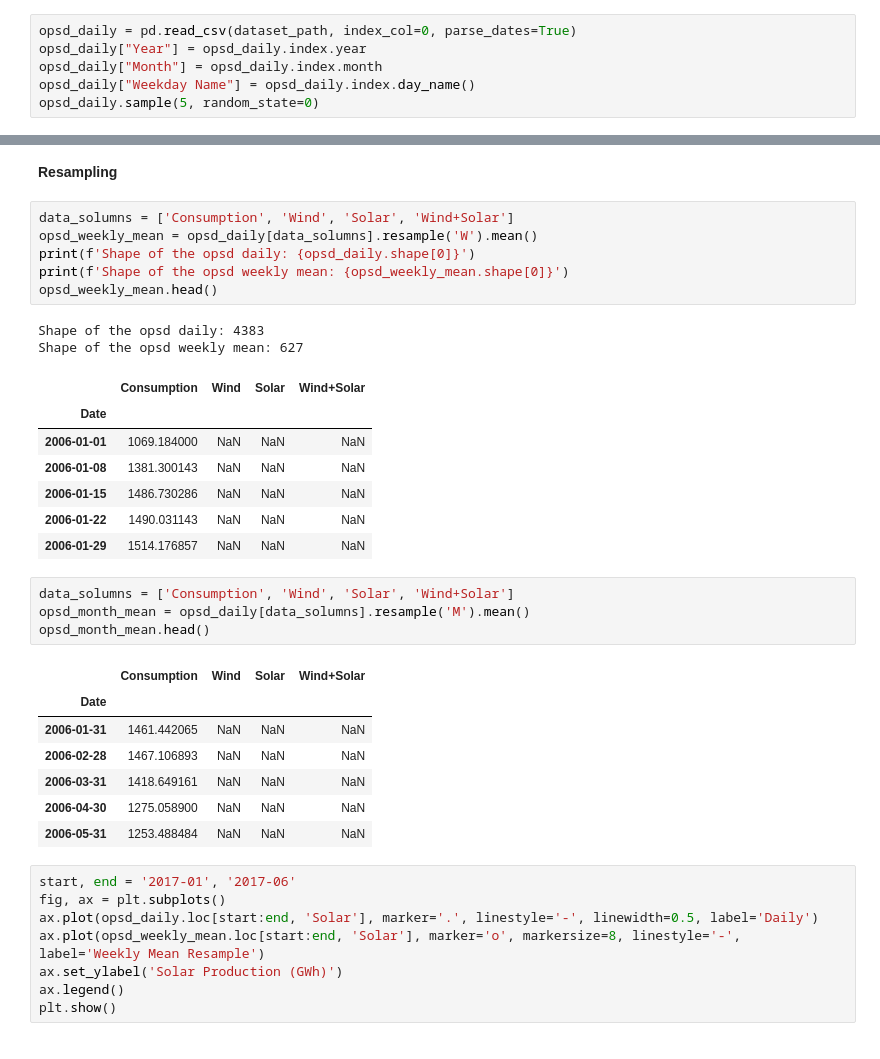
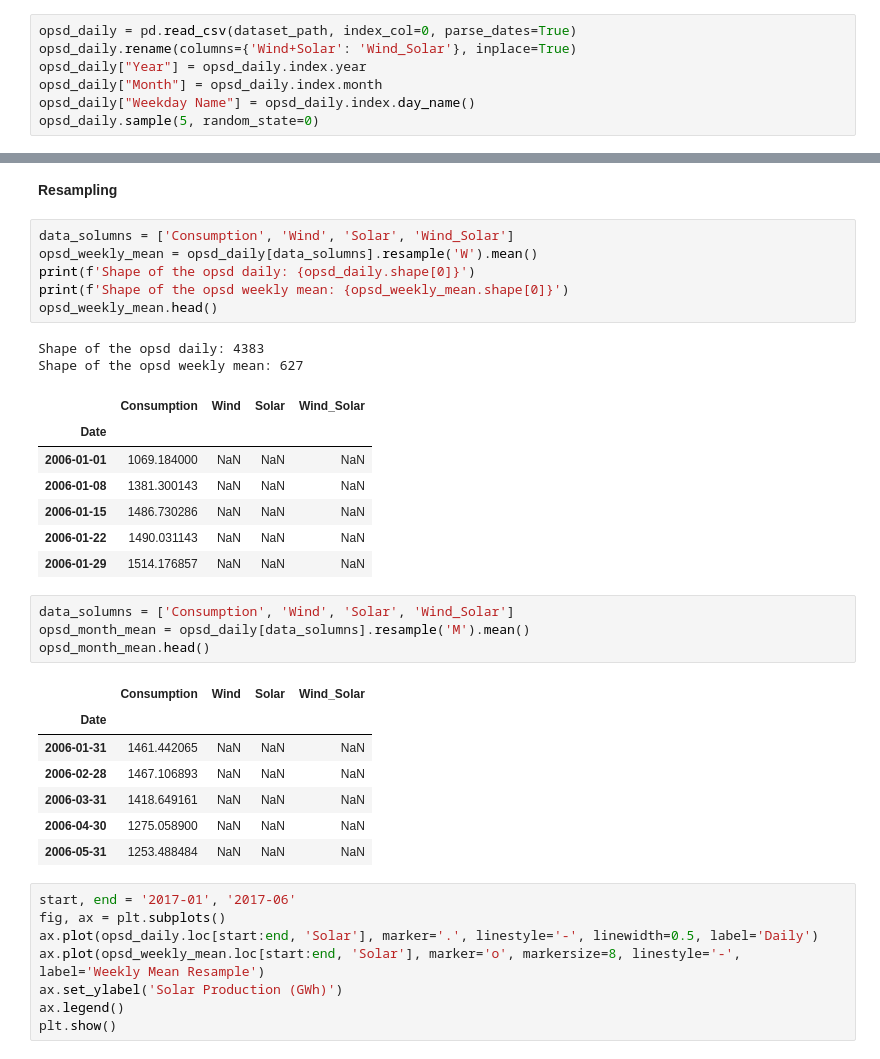
Before and after one commit to Yangchann/AIO2024, a Jupyter notebook: module_3/week_1/data_analysis_time_series.ipynb, the cells around one changed output, grey strips where cells are left out. Cells and saved outputs as stored; diff of their text form.

```diff
--- a/module_3/week_1/data_analysis_time_series.ipynb
+++ b/module_3/week_1/data_analysis_time_series.ipynb
@@ -39,6 +39,7 @@ opsd_daily.head()
 | 2006-01-05 | 1477.131 | NaN | NaN | NaN |
 # %%
 opsd_daily = pd.read_csv(dataset_path, index_col=0, parse_dates=True)
+opsd_daily.rename(columns={'Wind+Solar': 'Wind_Solar'}, inplace=True)
 opsd_daily["Year"] = opsd_daily.index.year
 opsd_daily["Month"] = opsd_daily.index.month
 opsd_daily["Weekday Name"] = opsd_daily.index.day_name()
@@ -147,15 +148,15 @@ consum_freq
 # %% [markdown]
 **Resampling**
 # %%
-data_solumns = ['Consumption', 'Wind', 'Solar', 'Wind+Solar']
+data_solumns = ['Consumption', 'Wind', 'Solar', 'Wind_Solar']
 opsd_weekly_mean = opsd_daily[data_solumns].resample('W').mean()
 print(f'Shape of the opsd daily: {opsd_daily.shape[0]}')
 print(f'Shape of the opsd weekly mean: {opsd_weekly_mean.shape[0]}')
 opsd_weekly_mean.head()
 # %% [output]
 Shape of the opsd daily: 4383
 Shape of the opsd weekly mean: 627
-|  | Consumption | Wind | Solar | Wind+Solar |
+|  | Consumption | Wind | Solar | Wind_Solar |
 | Date |  |  |  |  |
 | 2006-01-01 | 1069.184000 | NaN | NaN | NaN |
 | 2006-01-08 | 1381.300143 | NaN | NaN | NaN |
@@ -163,11 +164,11 @@ Shape of the opsd weekly mean: 627
 | 2006-01-22 | 1490.031143 | NaN | NaN | NaN |
 | 2006-01-29 | 1514.176857 | NaN | NaN | NaN |
 # %%
-data_solumns = ['Consumption', 'Wind', 'Solar', 'Wind+Solar']
+data_solumns = ['Consumption', 'Wind', 'Solar', 'Wind_Solar']
 opsd_month_mean = opsd_daily[data_solumns].resample('M').mean()
 opsd_month_mean.head()
 # %% [output]
-|  | Consumption | Wind | Solar | Wind+Solar |
+|  | Consumption | Wind | Solar | Wind_Solar |
 | Date |  |  |  |  |
 | 2006-01-31 | 1461.442065 | NaN | NaN | NaN |
 | 2006-02-28 | 1467.106893 | NaN | NaN | NaN |
```
Also changed, not shown: parts of 6 cells of this notebook, 1 other file.
